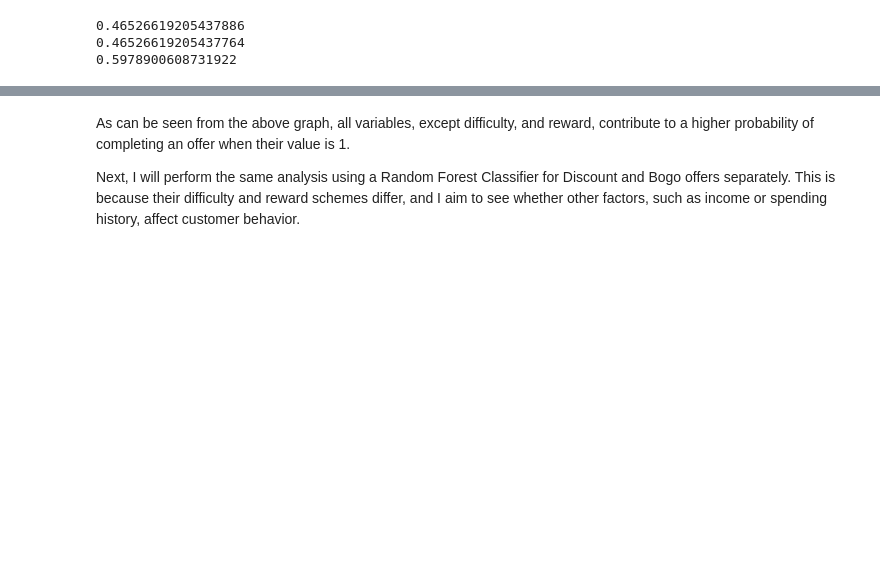
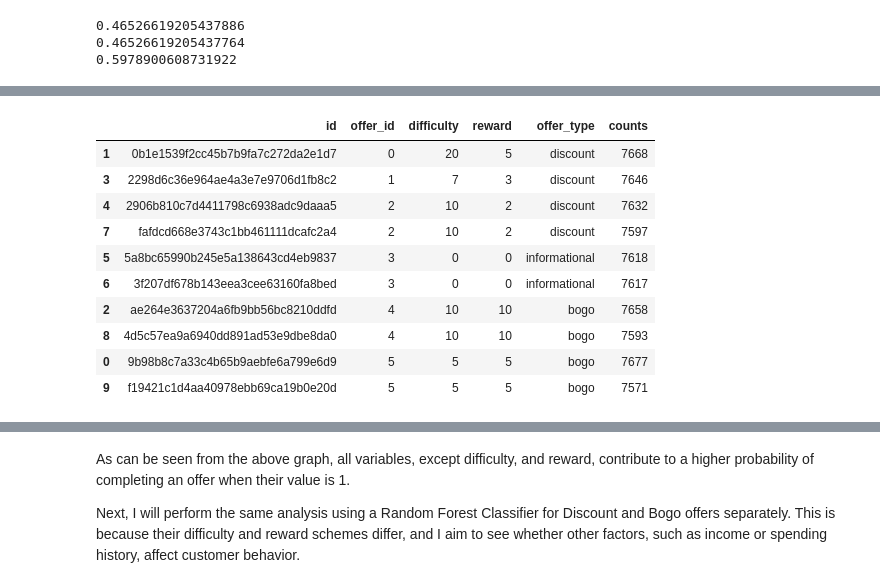
Before and after one commit to mdizadi/Starbucks-Capstone-Challenge, a Jupyter notebook: Starbucks_Capstone_notebook.ipynb, the cells around one changed output, grey strips where cells are left out. Saved outputs shown, nothing was run; the diff lists cells and outputs as text; code cells hidden in the pictures; blank space fills up the shorter version.

```diff
--- a/Starbucks_Capstone_notebook.ipynb
+++ b/Starbucks_Capstone_notebook.ipynb
@@ -1178,0 +1184,26 @@ Considering completed offers and adding the "offer viewed" dummy as a feature us
+# %%
+df_balance = df.copy()
+label_encoder = LabelEncoder()
+label_encoder.fit(df_balance['id'])
+df_balance['offer_id'] = label_encoder.transform(df_balance['id'])
+
+# Ensure consistency for offer IDs by reassigning specific values
+df_balance.loc[df_balance['offer_id'] == 9, 'offer_id'] = 2
+df_balance.loc[df_balance['offer_id'] == 5, 'offer_id'] = 3
+df_balance.loc[df_balance['offer_id'] == 7, 'offer_id'] = 4
+df_balance.loc[df_balance['offer_id'] == 8, 'offer_id'] = 6
+df_balance.loc[df_balance['offer_id'] == 6, 'offer_id'] = 5
+
+df_balance[['id', 'offer_id', 'difficulty', 'reward', 'offer_type']].value_counts().reset_index(name='counts').sort_values(by='offer_id', ascending=True)
+# %% [output]
+|  | id | offer_id | difficulty | reward | offer_type | counts |
+| 1 | 0b1e1539f2cc45b7b9fa7c272da2e1d7 | 0 | 20 | 5 | discount | 7668 |
+| 3 | 2298d6c36e964ae4a3e7e9706d1fb8c2 | 1 | 7 | 3 | discount | 7646 |
+| 4 | 2906b810c7d4411798c6938adc9daaa5 | 2 | 10 | 2 | discount | 7632 |
+| 7 | fafdcd668e3743c1bb461111dcafc2a4 | 2 | 10 | 2 | discount | 7597 |
+| 5 | 5a8bc65990b245e5a138643cd4eb9837 | 3 | 0 | 0 | informational | 7618 |
+| 6 | 3f207df678b143eea3cee63160fa8bed | 3 | 0 | 0 | informational | 7617 |
+| 2 | ae264e3637204a6fb9bb56bc8210ddfd | 4 | 10 | 10 | bogo | 7658 |
+| 8 | 4d5c57ea9a6940dd891ad53e9dbe8da0 | 4 | 10 | 10 | bogo | 7593 |
+| 0 | 9b98b8c7a33c4b65b9aebfe6a799e6d9 | 5 | 5 | 5 | bogo | 7677 |
+| 9 | f19421c1d4aa40978ebb69ca19b0e20d | 5 | 5 | 5 | bogo | 7571 |
```
Also changed, not shown: parts of 19 cells of this notebook, 1 other file.
